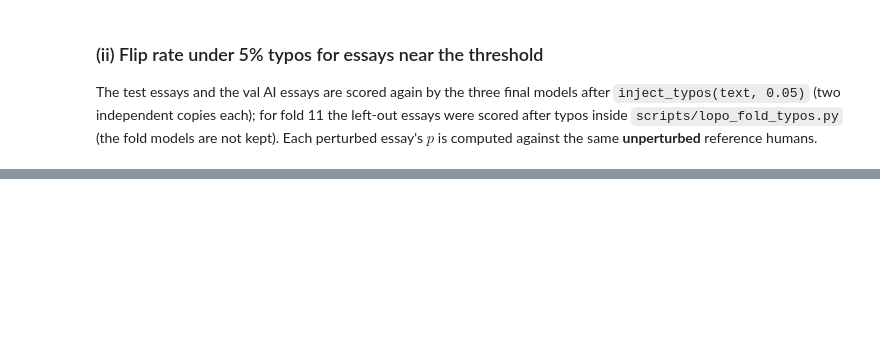
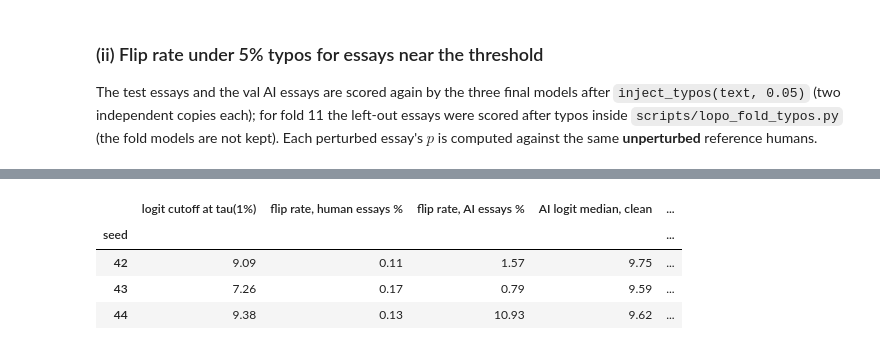
Before and after one commit to jaiveerminhas06/Ghost-Writer, a Jupyter notebook: Notebooks/19_ensemble_stability.ipynb, the cells around one changed output, grey strips where cells are left out. Cells and saved outputs as stored; diff of their text form; code cells hidden in the pictures; blank space fills up the shorter version.

```diff
--- a/Notebooks/19_ensemble_stability.ipynb
+++ b/Notebooks/19_ensemble_stability.ipynb
@@ -276,0 +322,20 @@ flip11
+# %%
+# (a) who flips: flip rate by label and the seed's cutoff in logits, test essays + val AI essays
+typo_idx = typo.index
+lab = vt.loc[typo_idx, 'label'].to_numpy()
+ens_vt = PEnsemble(sc.loc[vh].to_numpy(), HOW)
+p0s = ens_vt.p_seeds(sc.loc[typo_idx].to_numpy())
+rows = []
+for s, seed_ in enumerate((42, 43, 44)):
+    pt = [ens_vt.p_seeds(typo[[f's{x}_typo{c}' for x in (42, 43, 44)]].to_numpy())[:, s] for c in (1, 2)]
+    fl, near = flips(p0s[:, s], pt, TAU1)
+    cut = np.sort(sc.loc[vh, seed_].to_numpy())[::-1][int(round(TAU1 * (len(vh) + 1))) - 1]          # the logit above which p <= tau(1%)
+    rows.append({'seed': seed_, 'logit cutoff at tau(1%)': round(cut, 2), 'flip rate, human essays %': round(100 * fl[lab == 0].mean(), 2), 'flip rate, AI essays %': round(100 * fl[lab == 1].mean(), 2),
+                 'AI logit median, clean': round(float(np.median(sc.loc[typo_idx, seed_][lab == 1])), 2), 'AI logit median, typo copy 1': round(float(np.median(typo[f's{seed_}_typo1'][lab == 1])), 2)})
+pd.DataFrame(rows).set_index('seed')
+# %% [output]
+|  | logit cutoff at tau(1%) | flip rate, human essays % | flip rate, AI essays % | AI logit median, clean | ... |
+| seed |  |  |  |  | ... |
+| 42 | 9.09 | 0.11 | 1.57 | 9.75 | ... |
+| 43 | 7.26 | 0.17 | 0.79 | 9.59 | ... |
+| 44 | 9.38 | 0.13 | 10.93 | 9.62 | ... |
```
Also changed, not shown: parts of 11 cells of this notebook, 10 other files.
